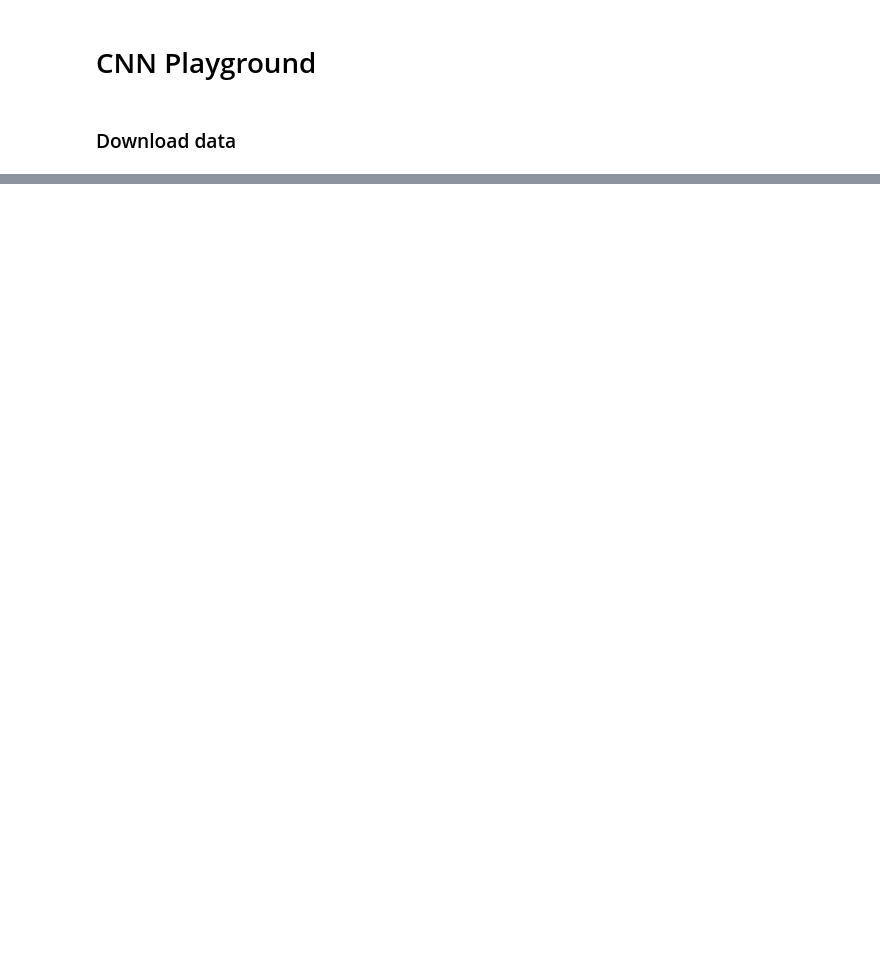
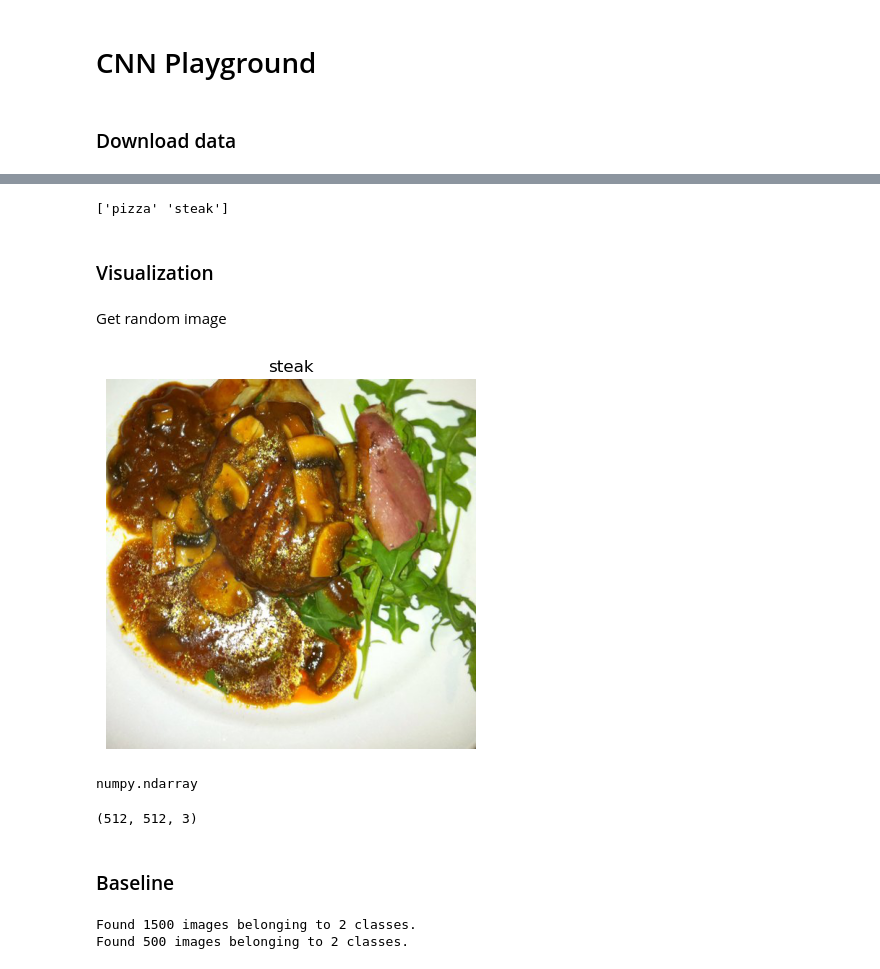
Before and after one commit to ngohongthai/ml-labs, a Jupyter notebook: ml-deeplearning/cnn_playground/cnn.ipynb, the cells around one changed output, grey strips where cells are left out. Saved outputs shown, nothing was run; the diff lists cells and outputs as text; code cells hidden in the pictures; blank space fills up the shorter version.

```diff
--- a/ml-deeplearning/cnn_playground/cnn.ipynb
+++ b/ml-deeplearning/cnn_playground/cnn.ipynb
@@ -45,0 +41,13 @@ Saving to: ‘10_food_classes_10_percent.zip’
+# %%
+import os
+
+def count_files(dir):
+    print(f"{dir} has {len(os.listdir(dir))} files")
+
+train_path = 'pizza_steak/train'
+test_path = 'pizza_steak/test'
+
+count_files(train_path+'/pizza')
+count_files(train_path+'/steak')
+count_files(test_path+'/pizza')
+count_files(test_path+'/steak')
@@ -45,0 +78,7 @@ Saving to: ‘10_food_classes_10_percent.zip’
+# %%
+class_names = np.array(sorted([item.name for item in data_dir.glob('*')]))
+print(class_names)
+# %% [output]
+['pizza' 'steak']
+# %% [markdown]
+### Visualization
@@ -45,0 +89,52 @@ Saving to: ‘10_food_classes_10_percent.zip’
+# %% [markdown]
+Get random image
+# %%
+def view_random_image(target_dir: str, target_class: str):
+    target_folder = target_dir+'/'+target_class
+    random_file_name = random.sample(os.listdir(target_folder), 1)
+    img = mpimg.imread(target_folder+'/'+random_file_name[0])
+    plt.imshow(img)
+    plt.title(target_class)
+    plt.axis('off')
+    return img
+# %%
+random_train_image = view_random_image(train_path, 'steak')
+# %% [output]
+[figure, added]
+# %%
+type(random_train_image)
+# %% [output]
+numpy.ndarray
+# %%
+random_train_image.shape
+# %% [output]
+(512, 512, 3)
+# %% [markdown]
+### Baseline
+# %%
+import tensorflow as tf
+from tensorflow.keras.preprocessing.image import ImageDataGenerator
+from tensorflow.keras.layers import Conv2D, MaxPool2D, Flatten, Dense
+from tensorflow.keras.models import Sequential
+
+tf.random.set_seed(42)
+
+train_data_gen = ImageDataGenerator(rescale=1/255)
+test_data_gen = ImageDataGenerator(rescale=1/255)
+
+train_dir = 'pizza_steak/train/'
+test_dir = 'pizza_steak/test/'
+
+train_data = train_data_gen.flow_from_directory(train_dir,
+                                                batch_size=32,
+                                                target_size=(224,224),
+                                                class_mode = "binary",
+                                                seed=42)
+test_data = train_data_gen.flow_from_directory(test_dir,
+                                                batch_size=32,
+                                                target_size=(224,224),
+                                                class_mode = "binary",
+                                                seed=42)
+# %% [output]
+Found 1500 images belonging to 2 classes.
+Found 500 images belonging to 2 classes.
```
Also changed, not shown: parts of 10 cells of this notebook.
